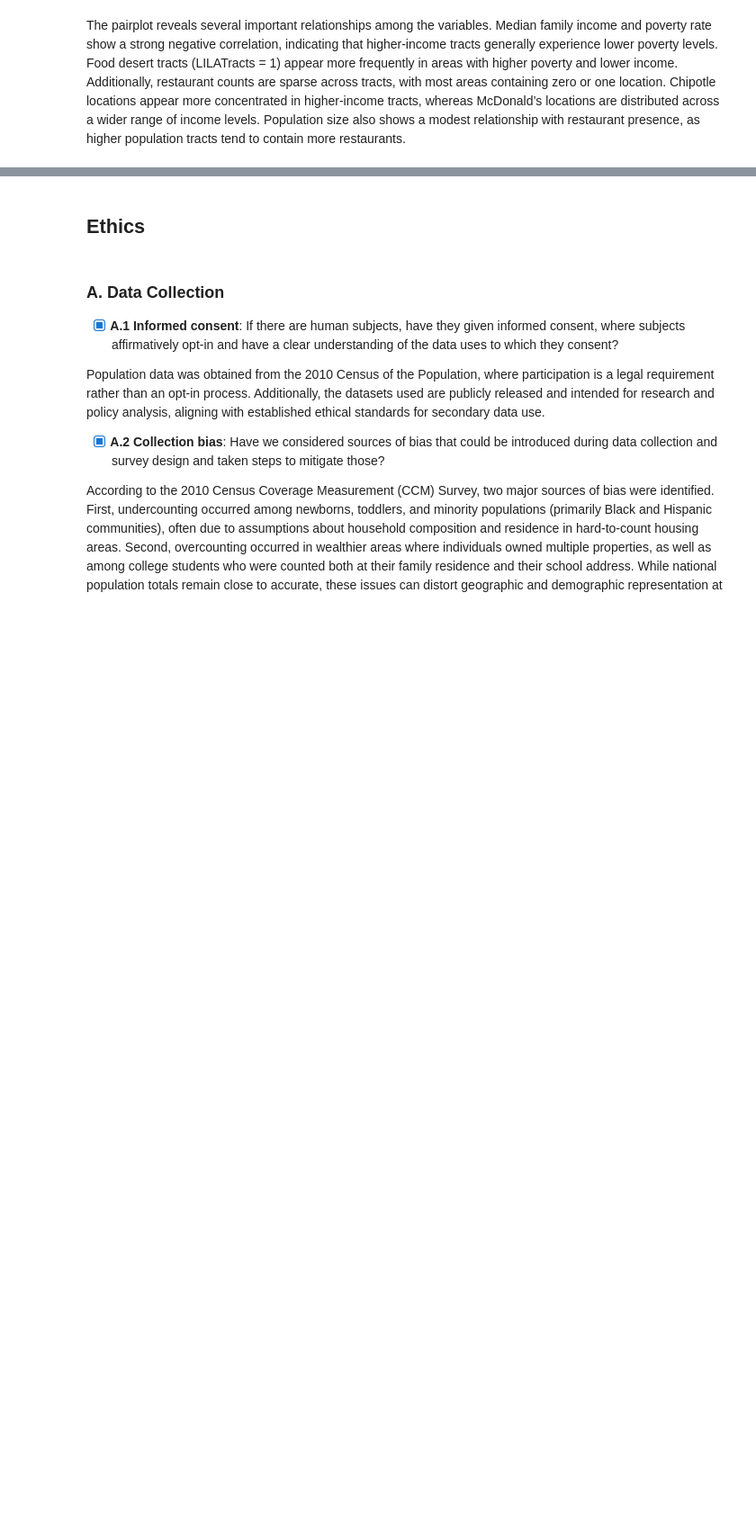
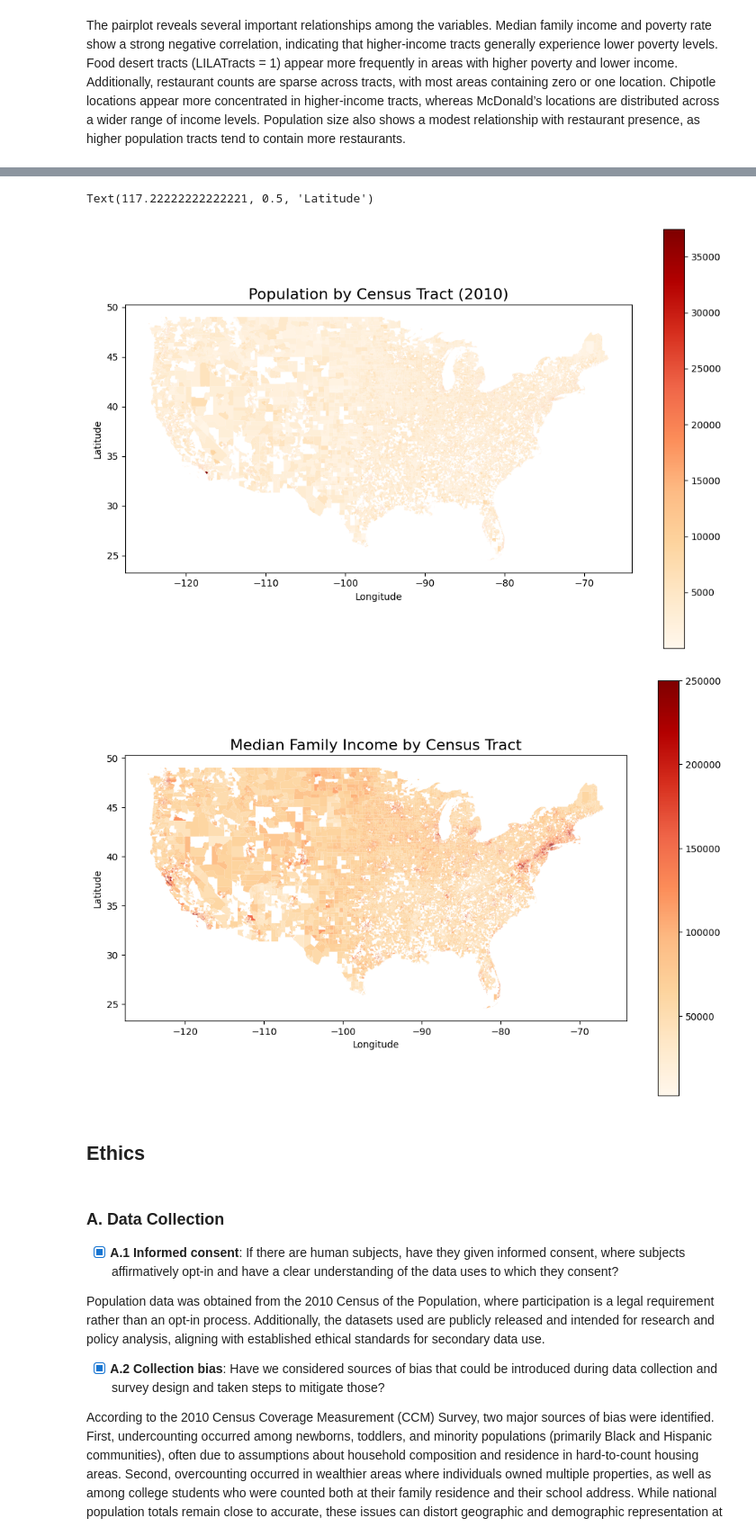
Before and after one commit to COGS108/Group085_WI26, a Jupyter notebook: 02-EDACheckpoint.ipynb, the cells around one changed output, grey strips where cells are left out. Shown at 90% size. Drawn from its saved outputs; the diff is of its cells as text; code cells hidden in the pictures; blank space fills up the shorter version.

Commit message:
added choropleth map

```diff
--- a/02-EDACheckpoint.ipynb
+++ b/02-EDACheckpoint.ipynb
@@ -599,0 +705,55 @@ The pairplot reveals several important relationships among the variables. Median
+# %%
+# install + import libraries
+%pip install geopandas matplotlib
+import pandas as pd
+import geopandas as gpd
+import matplotlib.pyplot as plt
+
+# load food desert dataset
+food_desert_dataset = pd.read_csv("data/00-raw/us_census_food_desert_data_2010.csv")
+
+# ensure CensusTract column matches GEOID formatting
+food_desert_dataset["CensusTract"] = food_desert_dataset["CensusTract"].astype(str).str.zfill(11)
+
+# load census tract geometry directly from Census TIGER files
+tracts = gpd.read_file("https://www2.census.gov/geo/tiger/GENZ2020/shp/cb_2020_us_tract_500k.zip")
+
+# ensure GEOID is string
+tracts["GEOID"] = tracts["GEOID"].astype(str)
+
+census_map = tracts.merge(
+    food_desert_dataset,
+    left_on="GEOID",
+    right_on="CensusTract"
+)
+# remove Alaska, Hawaii, and territories so the contiguous US fills the map
+census_map_contiguous = census_map[~census_map["STATEFP"].isin(["02","15","60","66","69","72","78"])]
+
+# population choropleth
+fig, ax = plt.subplots(figsize=(12,8))
+
+census_map_contiguous.plot(
+    column="Pop2010",
+    cmap="OrRd",
+    legend=True,
+    ax=ax
+)
+
+ax.set_title("Population by Census Tract (2010)", fontsize=16)
+ax.set_xlabel("Longitude")
+ax.set_ylabel("Latitude")
+
+# median income choropleth
+fig, ax = plt.subplots(figsize=(12,8))
+
+census_map_contiguous.plot(
+    column="MedianFamilyIncome",
+    cmap="OrRd",
+    legend=True,
+    ax=ax
+)
+
+ax.set_title("Median Family Income by Census Tract", fontsize=16)
+ax.set_xlabel("Longitude")
+ax.set_ylabel("Latitude")
+# %% [output]
@@ -600,3 +777,6 @@ The pairplot reveals several important relationships among the variables. Median
+Text(117.22222222222221, 0.5, 'Latitude')
+[figure, added]
+[figure, added]
 # %% [markdown]
 ## Ethics
 # %% [markdown]
```
Also changed, not shown: parts of 6 cells of this notebook.
